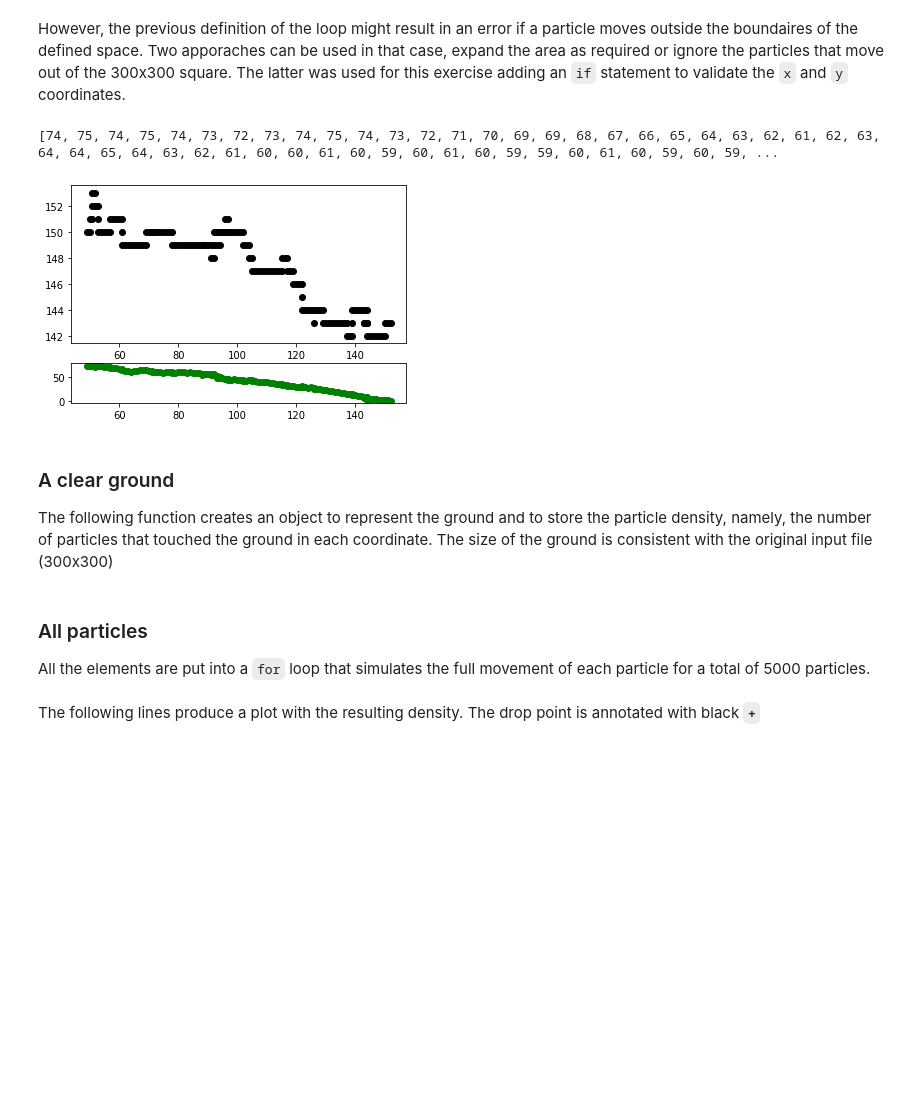
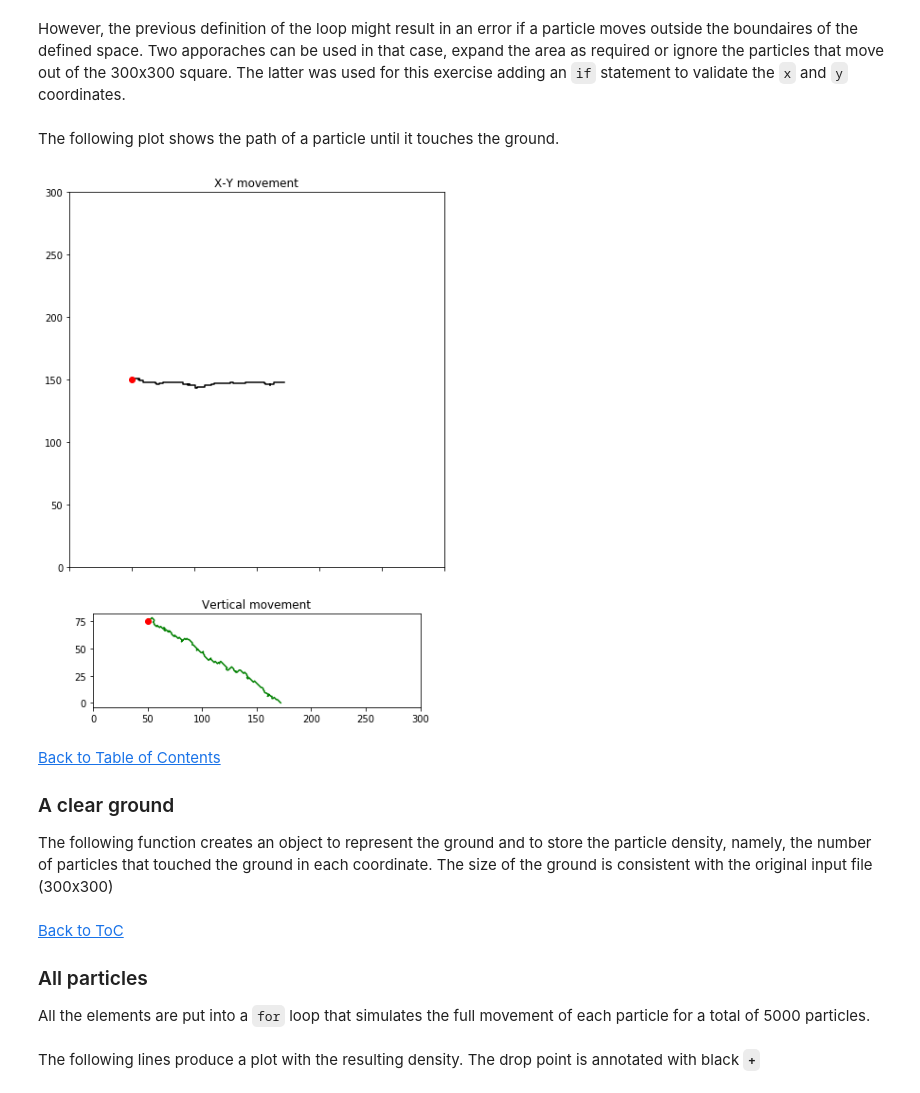
Before and after one commit to juanfonsecaLS1/2ndAssignment, a Jupyter notebook: Bomb_model.ipynb, the cells around one changed output. Drawn from its saved outputs; the diff is of its cells as text; code cells hidden in the pictures; blank space fills up the shorter version.

````diff
--- a/Bomb_model.ipynb
+++ b/Bomb_model.ipynb
@@ -213,36 +191,49 @@ while particle.z>0 :
     # Apply boundary restrictions, if met the while loop stops
     if not(particle.x in range(len(bomb_location[0]))) or not(particle.y in range(len(bomb_location))):
         break
+# %% [markdown]
+The following plot shows the path of a particle until it touches the ground.
 # %%
 particle = Particle(x = x0, y = y0, z = 75)
 part_path_x=[]
 part_path_y=[]
 part_path_z=[]
 while particle.z>0 :
     move(particle)
     part_path_x.append(particle.x)
     part_path_y.append(particle.y)
     part_path_z.append(particle.z)
     # Apply boundary restrictions, if met the while loop stops
     if not(particle.x in range(len(bomb_location[0]))) or not(particle.y in range(len(bomb_location))):
         break
 
+
 # define subplots
-fig, ax = matplotlib.pyplot.subplots(2, 1, gridspec_kw={'height_ratios': [4, 1]},)
-
-
-print(part_path_z)
+fig, ax = matplotlib.pyplot.subplots(2, 1,
+                                     figsize=(10, 10),
+                                     sharex = True,
+                                     gridspec_kw={'height_ratios': [4, 1]})
 
 # create subplots
-ax[0].scatter(part_path_x, part_path_y, color='black')
-ax[1].scatter(part_path_x, part_path_z, color='green')
+ax[0].plot(part_path_x, part_path_y, color='black')
+ax[0].plot(x0, y0, 'ro')
+ax[0].set_xlim([0, 300])
+ax[0].set_ylim([0, 300])
+ax[0].set_aspect(1)
+ax[0].set_title('X-Y movement')
+# Vertical movement plot
+ax[1].plot(part_path_x, part_path_z, color='green')
+ax[1].plot(x0, 75, 'ro')
+ax[1].set_xlim([0, 300])
+ax[1].set_aspect(1)
+ax[1].set_title('Vertical movement')
 # display the plot
 matplotlib.pyplot.show()
 # %% [output]
-[74, 75, 74, 75, 74, 73, 72, 73, 74, 75, 74, 73, 72, 71, 70, 69, 69, 68, 67, 66, 65, 64, 63, 62, 61, 62, 63, 64, 64, 65, 64, 63, 62, 61, 60, 60, 61, 60, 59, 60, 61, 60, 59, 59, 60, 61, 60, 59, 60, 59, ...
-[figure, old version]
+[figure, new version]
 # %% [markdown]
-### A clear ground
+[Back to Table of Contents](#ToC)
+### A clear ground <a class="anchor" id="st-gr"></a>
 The following function creates an object to represent the ground and to store the particle density, namely, the number of particles that touched the ground in each coordinate. The size of the ground is consistent with the original input file (300x300)
 # %%
 def clear_ground():
@@ -256,7 +247,8 @@ def clear_ground():
 # Produce the clear ground object
 myground = clear_ground()
 # %% [markdown]
-### All particles
+[Back to ToC](#ToC)
+### All particles <a class="anchor" id="st-all"></a>
 All the elements are put into a ```for``` loop that simulates the full movement of each particle for a total of 5000 particles.
 # %%
 # Define the number of particles
````
Also changed, not shown: parts of 14 cells of this notebook, 5 other files.
